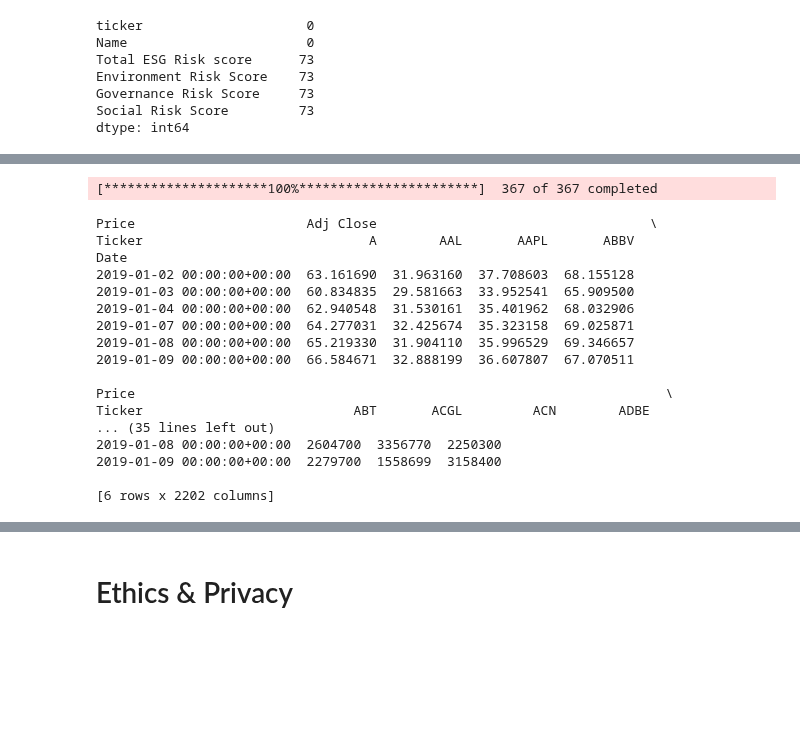
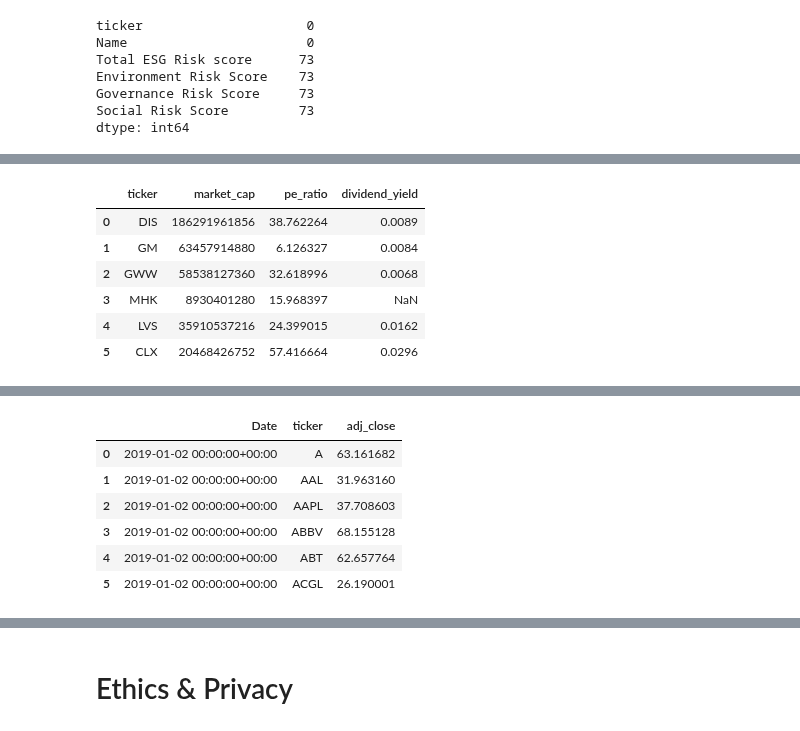
Before and after one commit to JacquelynGarcia/ESGStockPredictor, a Jupyter notebook: DataCheckpoint_Group025-FA24.ipynb, the cells around one changed output, grey strips where cells are left out. Cells and saved outputs as stored; diff of their text form; code cells hidden in the pictures; blank space fills up the shorter version.

```diff
--- a/DataCheckpoint_Group025-FA24.ipynb
+++ b/DataCheckpoint_Group025-FA24.ipynb
@@ -181,3 +216,13 @@ risk_ratings.head(6)
+# %%
+financial_indicators_df.head(6)
+# %% [output]
+|  | ticker | market_cap | pe_ratio | dividend_yield |
+| 0 | DIS | 186291961856 | 38.762264 | 0.0089 |
+| 1 | GM | 63457914880 | 6.126327 | 0.0084 |
+| 2 | GWW | 58538127360 | 32.618996 | 0.0068 |
+| 3 | MHK | 8930401280 | 15.968397 | NaN |
+| 4 | LVS | 35910537216 | 24.399015 | 0.0162 |
+| 5 | CLX | 20468426752 | 57.416664 | 0.0296 |
 # %%
 merged_data = pd.merge(esg_data, risk_ratings, on='ticker')
 
@@ -190,33 +235,18 @@ merged_data.head(6)
 | 3 | MHK | Mohawk Industries Inc | 570 | 298 | 303 | 1171 | Mohawk Industries, Inc. | ... |
 | 4 | LVS | Las Vegas Sands Corp | 547 | 318 | 313 | 1178 | Las Vegas Sands Corp. | ... |
 | 5 | CLX | Clorox Co | 560 | 350 | 345 | 1255 | Clorox Company | ... |
-# %%
-import yfinance as yf
-
-# Define the tickers of interest
-tickers = merged_data['ticker'].unique().tolist()
-
-# Download historical stock price data
-stock_data = yf.download(tickers, start='2019-01-01', end='2022-12-31')
-
-# Inspect the stock price data
-print(stock_data.head(6))
-# %% [output]
-[*********************100%***********************]  367 of 367 completed
-Price                      Adj Close                                   \
-Ticker                             A        AAL       AAPL       ABBV
-Date
-2019-01-02 00:00:00+00:00  63.161690  31.963160  37.708603  68.155128
-2019-01-03 00:00:00+00:00  60.834835  29.581663  33.952541  65.909500
-2019-01-04 00:00:00+00:00  62.940548  31.530161  35.401962  68.032906
-2019-01-07 00:00:00+00:00  64.277031  32.425674  35.323158  69.025871
-2019-01-08 00:00:00+00:00  65.219330  31.904110  35.996529  69.346657
-2019-01-09 00:00:00+00:00  66.584671  32.888199  36.607807  67.070511
-
-Price                                                                    \
-Ticker                           ABT       ACGL         ACN        ADBE
-... (35 lines left out)
-2019-01-08 00:00:00+00:00  2604700  3356770  2250300
-2019-01-09 00:00:00+00:00  2279700  1558699  3158400
-
-[6 rows x 2202 columns]
+# %%
+# Adjusted close prices as a dataframe with 'Date' and 'ticker'
+adj_close = stock_data['Adj Close']
+adj_close = adj_close.stack().reset_index()
+adj_close.columns = ['Date', 'ticker', 'adj_close']
+
+adj_close.head(6)
+# %% [output]
+|  | Date | ticker | adj_close |
+| 0 | 2019-01-02 00:00:00+00:00 | A | 63.161682 |
+| 1 | 2019-01-02 00:00:00+00:00 | AAL | 31.963160 |
+| 2 | 2019-01-02 00:00:00+00:00 | AAPL | 37.708603 |
+| 3 | 2019-01-02 00:00:00+00:00 | ABBV | 68.155128 |
+| 4 | 2019-01-02 00:00:00+00:00 | ABT | 62.657764 |
+| 5 | 2019-01-02 00:00:00+00:00 | ACGL | 26.190001 |
```
Also changed, not shown: parts of 8 cells of this notebook.
